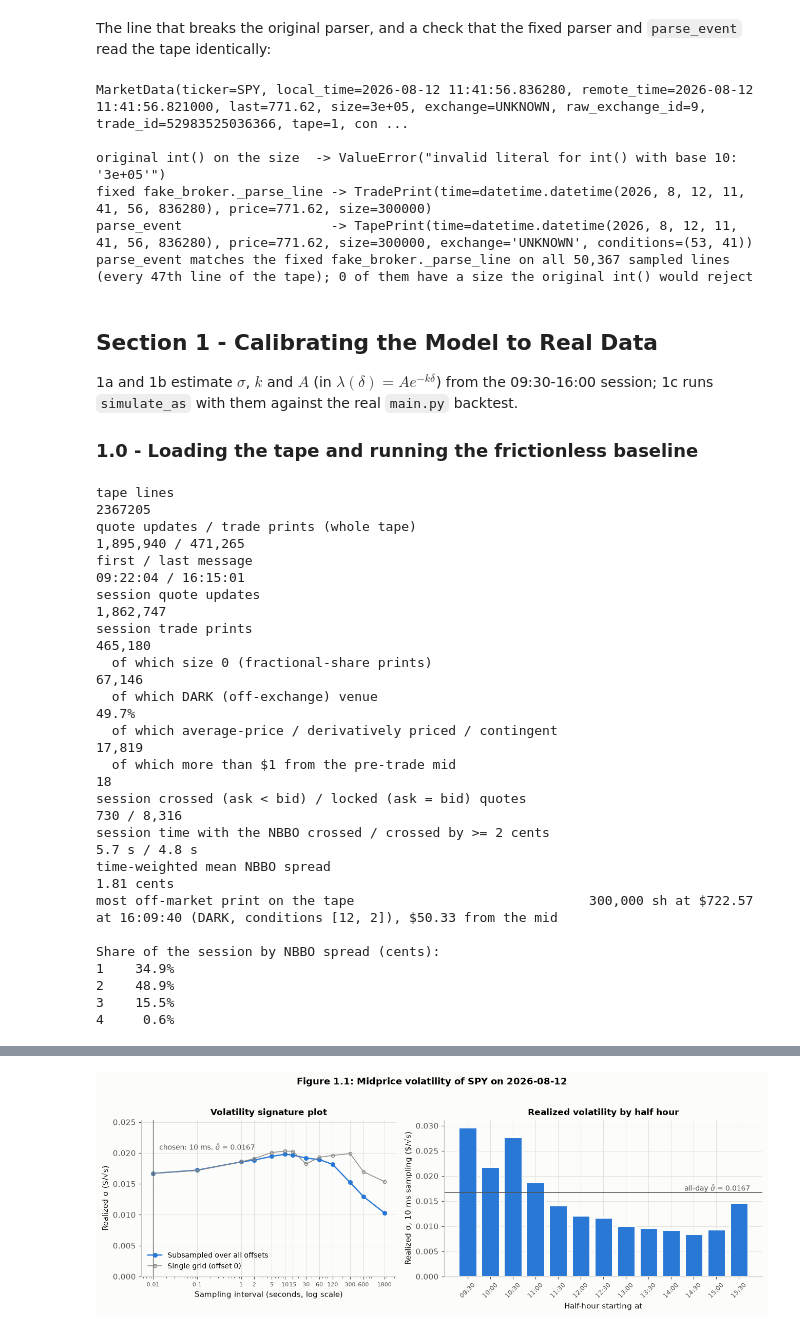
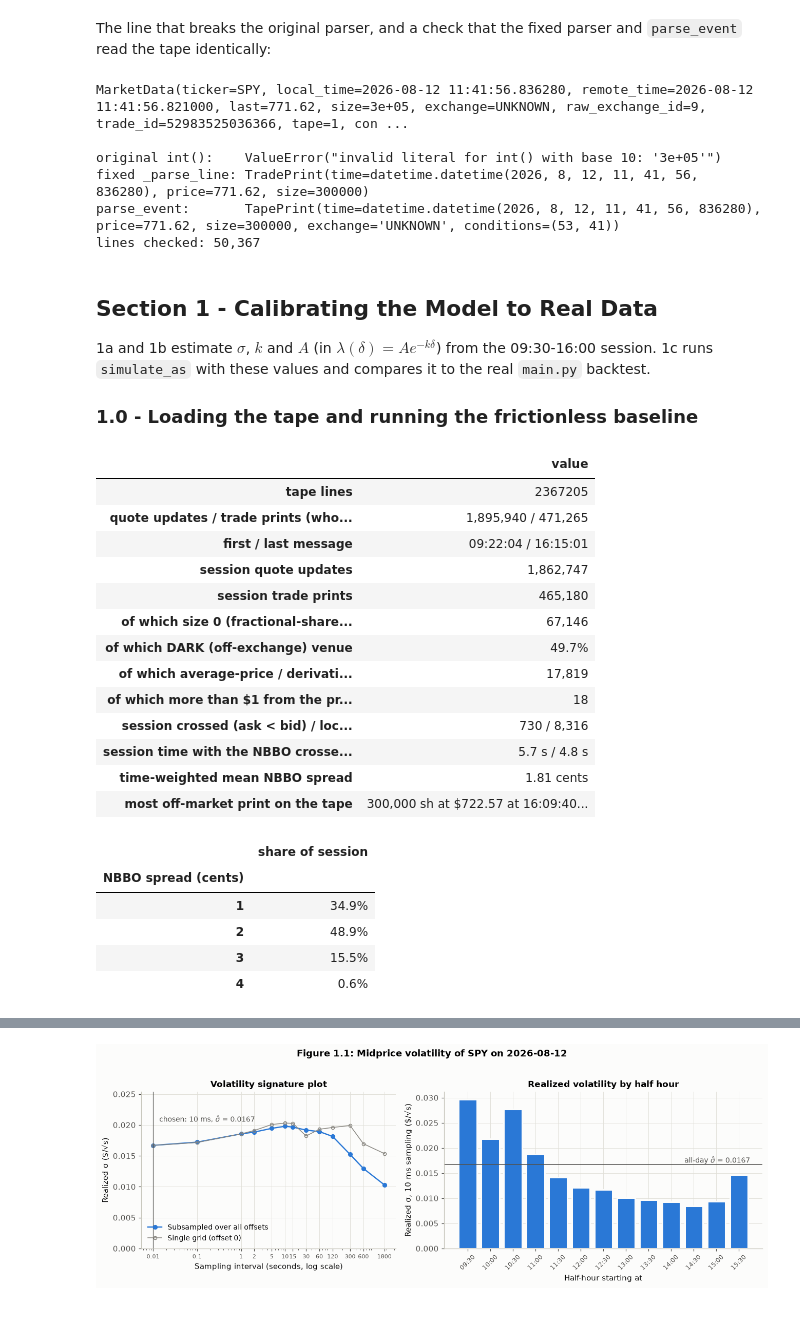
Before and after one commit to tbrown122387/stat-4170-public, a Jupyter notebook: case-studies/cs3/case-study-3.ipynb, the cells around one changed output, grey strips where cells are left out. Cells and saved outputs as stored; diff of their text form; code cells hidden in the pictures.

```diff
--- a/case-studies/cs3/case-study-3.ipynb
+++ b/case-studies/cs3/case-study-3.ipynb
@@ -303,12 +308,12 @@ print(bad_line[:205], "...")
 try:
     int(parse_fields(bad_line)["size"])  # what the original fake_broker._parse_line did with the size
 except ValueError as err:
-    print("\noriginal int() on the size  ->", repr(err))
-print("fixed fake_broker._parse_line ->", fake_broker._parse_line(bad_line))
-print("parse_event                   ->", parse_event(bad_line))
+    print("\noriginal int():   ", repr(err))
+print("fixed _parse_line:", fake_broker._parse_line(bad_line))
+print("parse_event:      ", parse_event(bad_line))
 
 # parse_event and the fixed fake_broker._parse_line agree on time/price/size (every 47th line of the tape).
-checked = sci_sizes = 0
+checked = 0
 with open(TAPE_PATH) as f:
     for line_no, line in enumerate(f):
         if line_no % 47:
@@ -317,21 +322,19 @@ with open(TAPE_PATH) as f:
         assert type(new).__mro__[1] is type(old)
         assert all(getattr(old, name) == getattr(new, name) for name in old.__dataclass_fields__)
         checked += 1
-        sci_sizes += isinstance(old, TradePrint) and not parse_fields(line)["size"].isdigit()
 assert parse_event(bad_line).size == fake_broker._parse_line(bad_line).size == 300_000
-print(f"parse_event matches the fixed fake_broker._parse_line on all {checked:,} sampled lines "
-      f"(every 47th line of the tape); {sci_sizes} of them have a size the original int() would reject")
+print(f"lines checked: {checked:,}")
 # %% [output]
 MarketData(ticker=SPY, local_time=2026-08-12 11:41:56.836280, remote_time=2026-08-12 11:41:56.821000, last=771.62, size=3e+05, exchange=UNKNOWN, raw_exchange_id=9, trade_id=52983525036366, tape=1, con ...
 
-original int() on the size  -> ValueError("invalid literal for int() with base 10: '3e+05'")
-fixed fake_broker._parse_line -> TradePrint(time=datetime.datetime(2026, 8, 12, 11, 41, 56, 836280), price=771.62, size=300000)
-parse_event                   -> TapePrint(time=datetime.datetime(2026, 8, 12, 11, 41, 56, 836280), price=771.62, size=300000, exchange='UNKNOWN', conditions=(53, 41))
-parse_event matches the fixed fake_broker._parse_line on all 50,367 sampled lines (every 47th line of the tape); 0 of them have a size the original int() would reject
+original int():    ValueError("invalid literal for int() with base 10: '3e+05'")
+fixed _parse_line: TradePrint(time=datetime.datetime(2026, 8, 12, 11, 41, 56, 836280), price=771.62, size=300000)
+parse_event:       TapePrint(time=datetime.datetime(2026, 8, 12, 11, 41, 56, 836280), price=771.62, size=300000, exchange='UNKNOWN', conditions=(53, 41))
+lines checked: 50,367
 # %% [markdown]
 ## Section 1 - Calibrating the Model to Real Data
 
-1a and 1b estimate $\sigma$, $k$ and $A$ (in $\lambda(\delta) = A e^{-k\delta}$) from the 09:30-16:00 session; 1c runs `simulate_as` with them against the real `main.py` backtest.
+1a and 1b estimate $\sigma$, $k$ and $A$ (in $\lambda(\delta) = A e^{-k\delta}$) from the 09:30-16:00 session. 1c runs `simulate_as` with these values and compares it to the real `main.py` backtest.
 
 ### 1.0 - Loading the tape and running the frictionless baseline
 # %%
@@ -340,55 +343,57 @@ rth = lambda frame: frame[(frame["time"] >= SESSION_OPEN) & (frame["time"] < SES
 rth_quotes, rth_trades = rth(quotes), rth(trades)
 
 # Time-weighted NBBO spread over the session: each quote counts for as long as it stood.
 standing = np.diff(np.append(to_ns(rth_quotes["time"]), to_ns([SESSION_CLOSE]))).astype("timedelta64[ns]")
 standing_s = standing.astype(np.int64) / 1e9
 spread_cents = ((rth_quotes["ask"] - rth_quotes["bid"]) * 100).round().astype(int)
 spread_share = pd.Series(standing_s).groupby(spread_cents.to_numpy()).sum() / standing_s.sum()
 
 off_market = (rth_trades["price"] - rth_trades["mid_before"]).abs() > 1.0
 crossed_by = (rth_quotes["bid"] - rth_quotes["ask"]).to_numpy()
 deviation = (trades["price"] - trades["mid_before"]).abs()
 worst = trades.loc[deviation.idxmax()]
 overview = pd.Series({
     "tape lines": len(quotes) + len(trades),
     "quote updates / trade prints (whole tape)": f"{len(quotes):,} / {len(trades):,}",
     "first / last message": f"{min(quotes['time'].min(), trades['time'].min()):%H:%M:%S} / "
                             f"{max(quotes['time'].max(), trades['time'].max()):%H:%M:%S}",
     "session quote updates": f"{len(rth_quotes):,}",
     "session trade prints": f"{len(rth_trades):,}",
     "  of which size 0 (fractional-share prints)": f"{(rth_trades['size'] == 0).sum():,}",
     "  of which DARK (off-exchange) venue": f"{(rth_trades['exchange'] == 'DARK').mean():.1%}",
     "  of which average-price / derivatively priced / contingent": f"{rth_trades['non_book'].sum():,}",
     "  of which more than $1 from the pre-trade mid": f"{off_market.sum():,}",
     "session crossed (ask < bid) / locked (ask = bid) quotes": f"{(rth_quotes['ask'] < rth_quotes['bid'] - 1e-9).sum():,} / {((rth_quotes['ask'] - rth_quotes['bid']).abs() < 1e-9).sum():,}",
     "session time with the NBBO crossed / crossed by >= 2 cents": f"{standing_s[crossed_by > 1e-9].sum():.1f} s / {standing_s[crossed_by >= 0.02 - 1e-9].sum():.1f} s",
     "time-weighted mean NBBO spread": f"{100 * (standing_s * (rth_quotes['ask'] - rth_quotes['bid'])).sum() / standing_s.sum():.2f} cents",
     "most off-market print on the tape": f"{worst['size']:,} sh at ${worst['price']:.2f} at {worst['time']:%H:%M:%S} "
                                          f"({worst['exchange']}, conditions {worst['conditions']}), ${deviation.max():.2f} from the mid",
 })
-print(overview.to_string())
-print("\nShare of the session by NBBO spread (cents):")
-print(spread_share[spread_share > 0.001].map("{:.1%}".format).to_string())
+show(overview)
+spread_table = spread_share[spread_share > 0.001].rename("share of session").to_frame()
+spread_table.index.name = "NBBO spread (cents)"
+display(spread_table.style.format("{:.1%}"))
 # %% [output]
-tape lines                                                                                                                               2367205
-quote updates / trade prints (whole tape)                                                                                    1,895,940 / 471,265
-first / last message                                                                                                         09:22:04 / 16:15:01
-session quote updates                                                                                                                  1,862,747
-session trade prints                                                                                                                     465,180
-  of which size 0 (fractional-share prints)                                                                                               67,146
-  of which DARK (off-exchange) venue                                                                                                       49.7%
-  of which average-price / derivatively priced / contingent                                                                               17,819
-  of which more than $1 from the pre-trade mid                                                                                                18
-session crossed (ask < bid) / locked (ask = bid) quotes                                                                              730 / 8,316
-session time with the NBBO crossed / crossed by >= 2 cents                                                                         5.7 s / 4.8 s
-time-weighted mean NBBO spread                                                                                                        1.81 cents
-most off-market print on the tape                              300,000 sh at $722.57 at 16:09:40 (DARK, conditions [12, 2]), $50.33 from the mid
-
-Share of the session by NBBO spread (cents):
-1    34.9%
-2    48.9%
-3    15.5%
-4     0.6%
+|  | value |
+| tape lines | 2367205 |
+| quote updates / trade prints (who... | 1,895,940 / 471,265 |
+| first / last message | 09:22:04 / 16:15:01 |
+| session quote updates | 1,862,747 |
+| session trade prints | 465,180 |
+| of which size 0 (fractional-share... | 67,146 |
+| of which DARK (off-exchange) venue | 49.7% |
+| of which average-price / derivati... | 17,819 |
+| of which more than $1 from the pr... | 18 |
+| session crossed (ask < bid) / loc... | 730 / 8,316 |
+| session time with the NBBO crosse... | 5.7 s / 4.8 s |
+| time-weighted mean NBBO spread | 1.81 cents |
+| most off-market print on the tape | 300,000 sh at $722.57 at 16:09:40... |
+|  | share of session |
+| NBBO spread (cents) |  |
+| 1 | 34.9% |
+| 2 | 48.9% |
+| 3 | 15.5% |
+| 4 | 0.6% |
 # %%
 baseline = run_session()
 paths = session_paths(baseline.fills, quotes)
```
Also changed, not shown: parts of 64 cells of this notebook.
